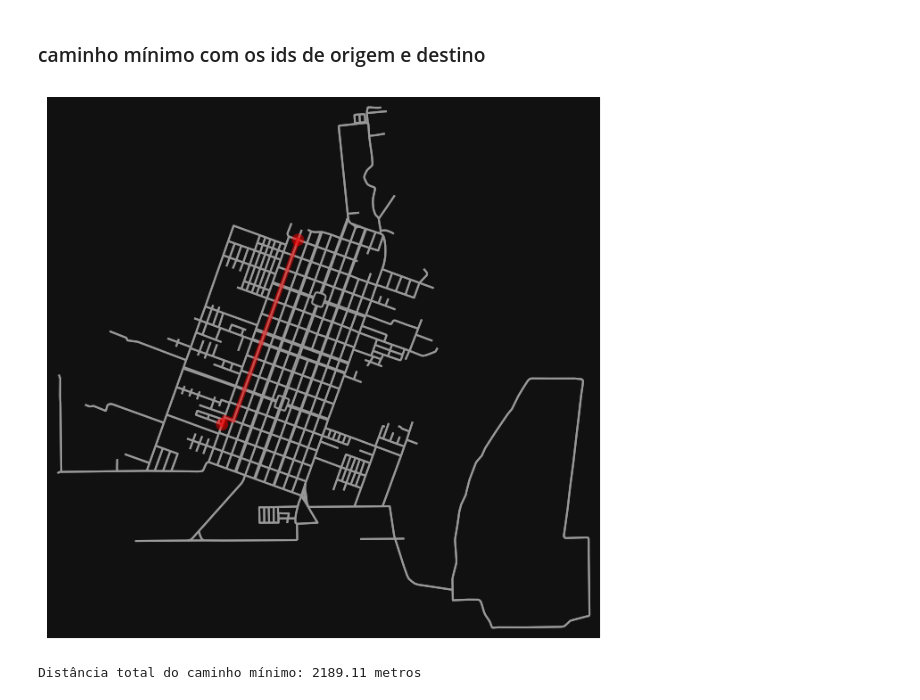
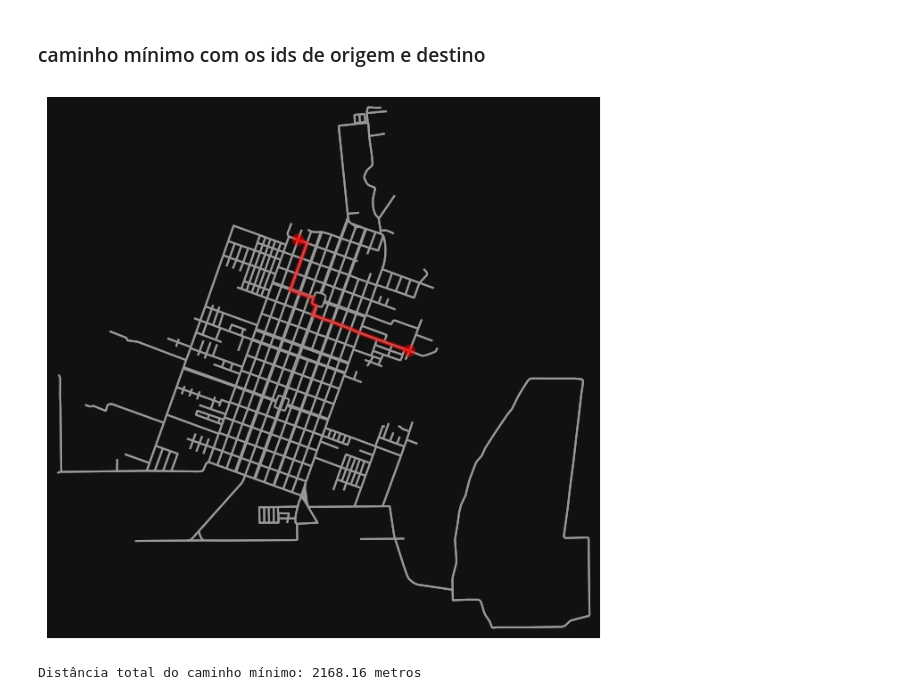
Before and after one commit to JoaoSerezuelo/artigoGrafo, a Jupyter notebook: artigo.ipynb, the cells around one changed output. Saved outputs shown, nothing was run; the diff lists cells and outputs as text; code cells hidden in the pictures.

```diff
--- a/artigo.ipynb
+++ b/artigo.ipynb
@@ -60,19 +60,19 @@ Arquivo com informações dos nós salvo em: node_ids_with_info.txt
 # %%
 # Definir o nó de origem e destino com base na lista de nós
 orig_node = 2634217558 # Substitua com o ID do nó de origem
-dest_node = 2634244405  # Substitua com o ID do nó de destino
+dest_node = 6842718288  # Substitua com o ID do nó de destino
 
 # Calcular o caminho mais curto
 shortest_path = nx.shortest_path(G, orig_node, dest_node, weight='length')
 
 # Calcular o comprimento do caminho
 path_length = nx.shortest_path_length(G, orig_node, dest_node, weight='length')
 
 # Plotar o grafo com o caminho mínimo destacado em vermelho
 fig, ax = ox.plot_graph_route(G, route=shortest_path, route_linewidth=4, node_size=0, edge_linewidth=1.5, route_color='r')
 
 # Exibir a distância total do caminho
 print(f"Distância total do caminho mínimo: {path_length:.2f} metros")
 # %% [output]
-[figure, old version]
+[figure, new version]
-Distância total do caminho mínimo: 2189.11 metros
+Distância total do caminho mínimo: 2168.16 metros
```
Also changed, not shown: 2 other files.
